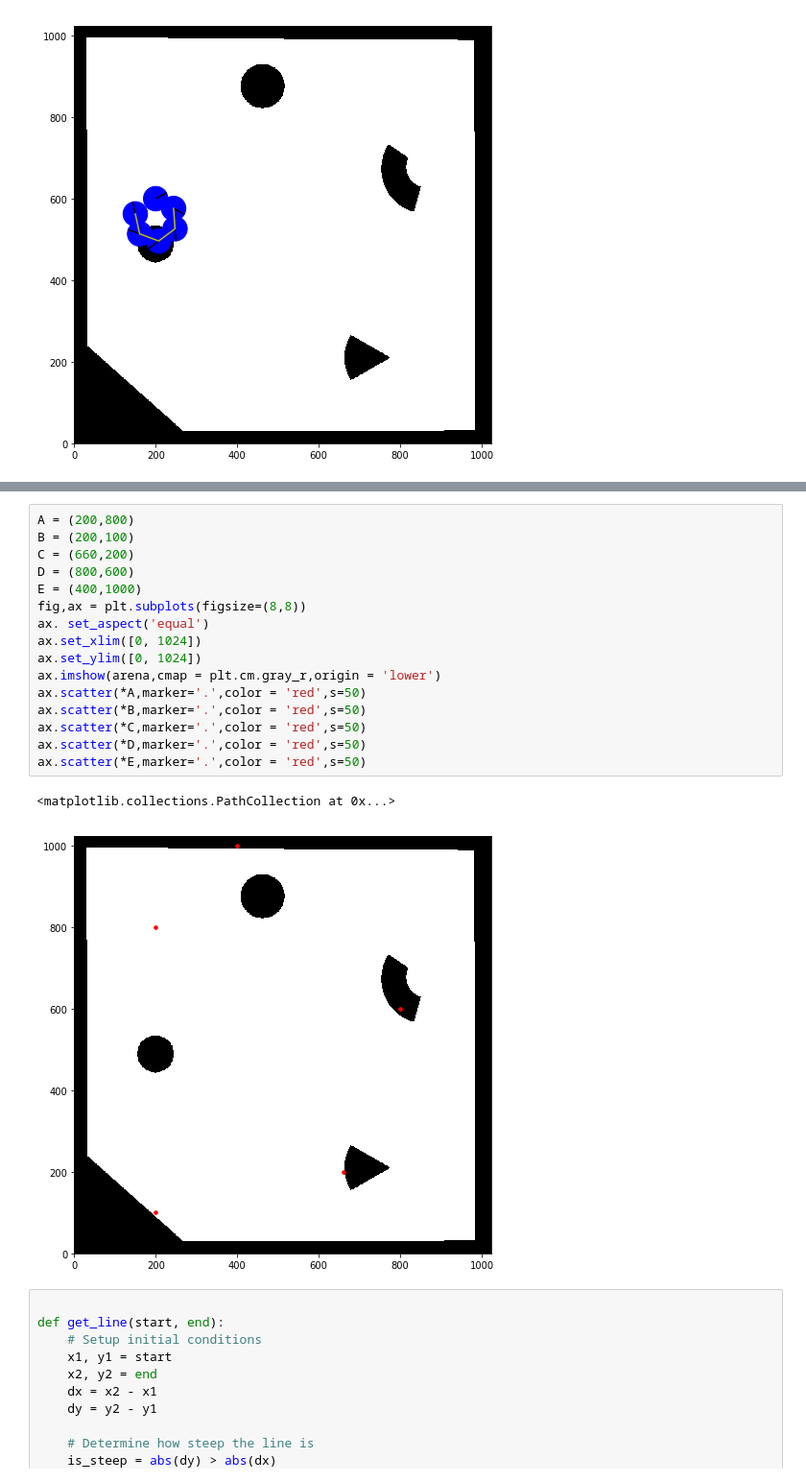
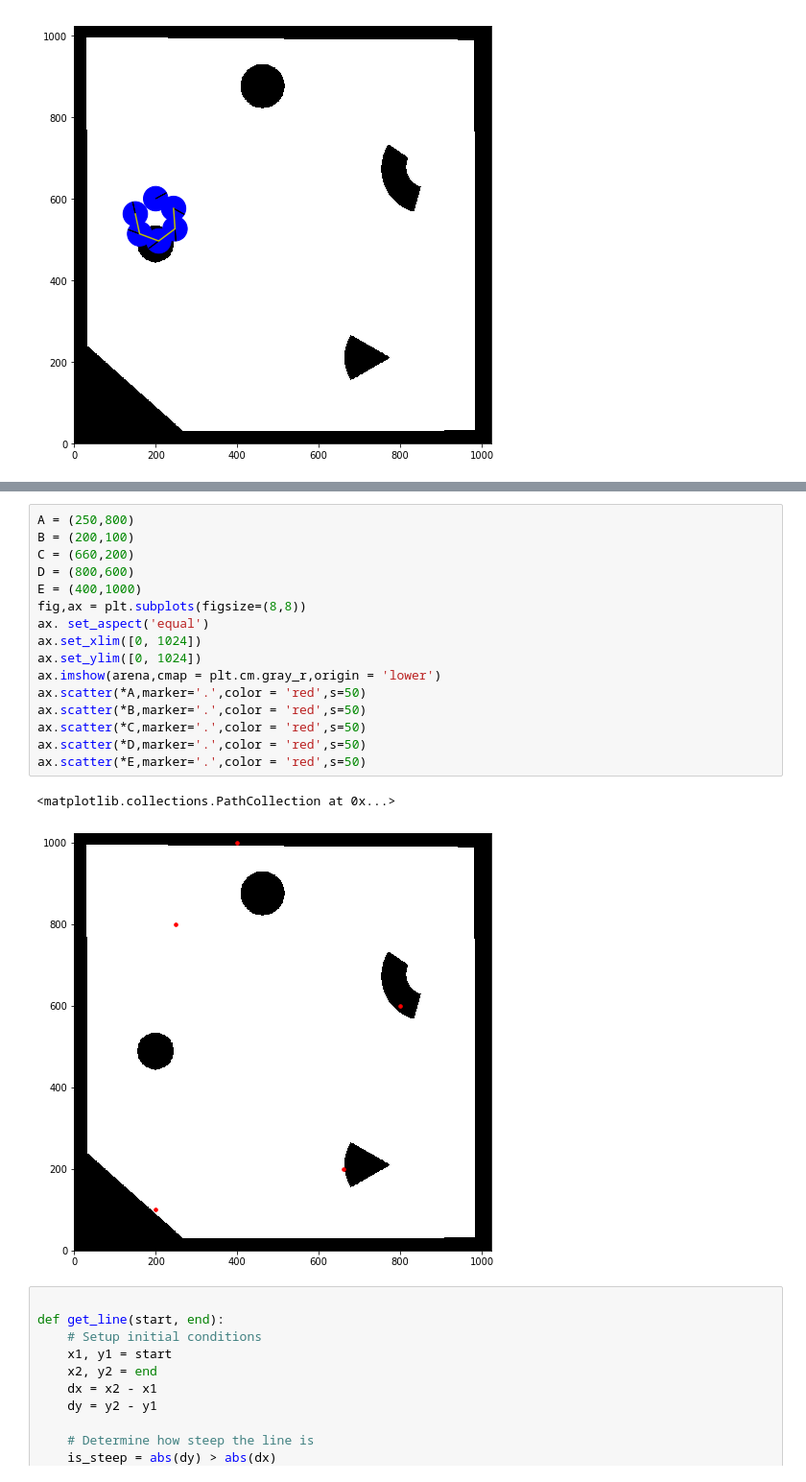
Before and after one commit to KshitijBhat/interval-analysis-method, a Jupyter notebook: Arena/fast_motion.ipynb, the cells around one changed output, grey strips where cells are left out. Shown: that part at 96% size. Drawn from its saved outputs; the diff is of its cells as text.

```diff
--- a/Arena/fast_motion.ipynb
+++ b/Arena/fast_motion.ipynb
@@ -723,22 +941,22 @@ ARRIVED!!
 # %%
-A = (200,800)
+A = (250,800)
 B = (200,100)
 C = (660,200)
 D = (800,600)
 E = (400,1000)
 fig,ax = plt.subplots(figsize=(8,8))
 ax. set_aspect('equal')
 ax.set_xlim([0, 1024])
 ax.set_ylim([0, 1024])
 ax.imshow(arena,cmap = plt.cm.gray_r,origin = 'lower')
 ax.scatter(*A,marker='.',color = 'red',s=50)
 ax.scatter(*B,marker='.',color = 'red',s=50)
 ax.scatter(*C,marker='.',color = 'red',s=50)
 ax.scatter(*D,marker='.',color = 'red',s=50)
 ax.scatter(*E,marker='.',color = 'red',s=50)
 # %% [output]
 <matplotlib.collections.PathCollection at 0x...>
-[figure, old version]
+[figure, new version]
 # %%
 
 def get_line(start, end):
```
Also changed, not shown: parts of 15 cells of this notebook.
